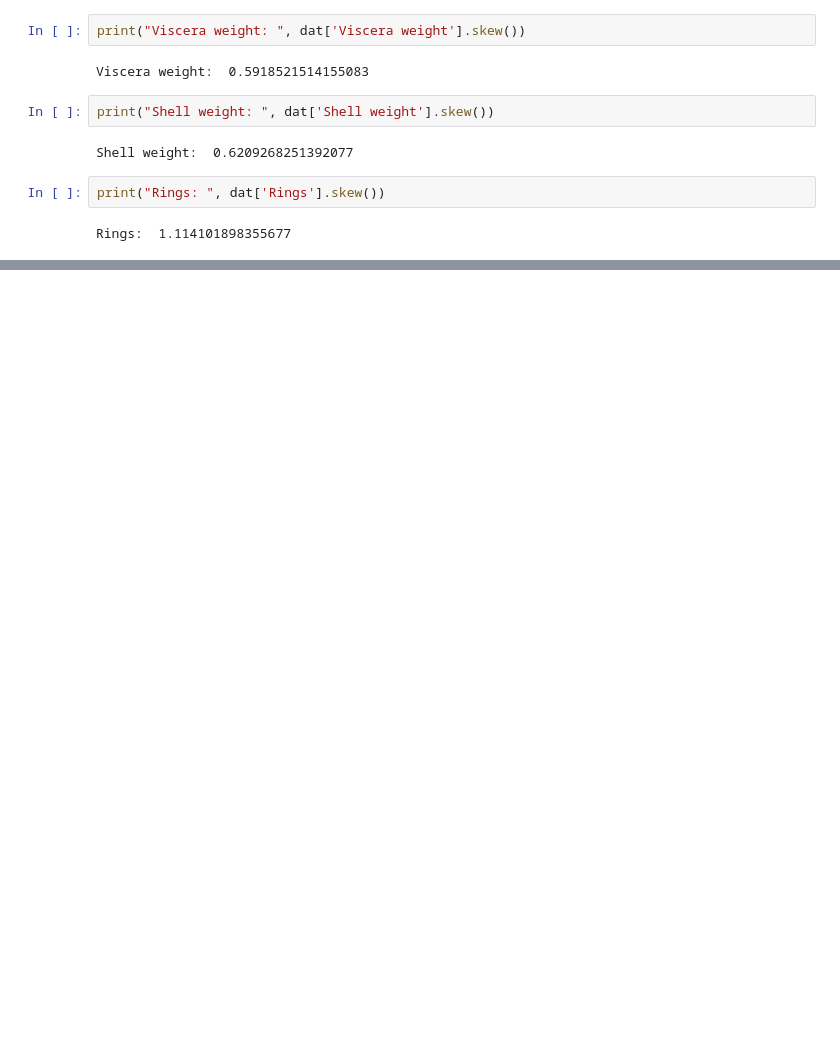
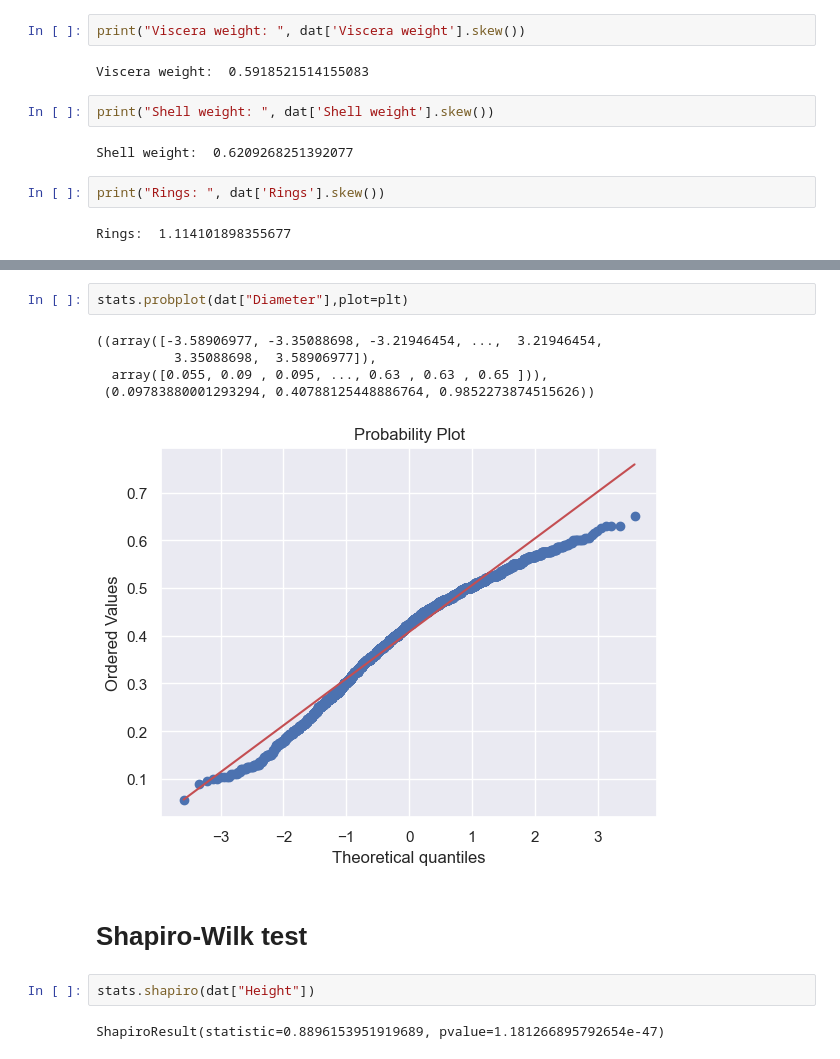
Before and after one commit to TeemaHover/Abalone, a Jupyter notebook: Abalone.ipynb, the cells around one changed output, grey strips where cells are left out. Saved outputs shown, nothing was run; the diff lists cells and outputs as text; blank space fills up the shorter version.

```diff
--- a/Abalone.ipynb
+++ b/Abalone.ipynb
@@ -364,0 +394,14 @@ Rings:  1.114101898355677
+# %%
+stats.probplot(dat["Diameter"],plot=plt)
+# %% [output]
+((array([-3.58906977, -3.35088698, -3.21946454, ...,  3.21946454,
+          3.35088698,  3.58906977]),
+  array([0.055, 0.09 , 0.095, ..., 0.63 , 0.63 , 0.65 ])),
+ (0.09783880001293294, 0.40788125448886764, 0.9852273874515626))
+[figure, added]
+# %% [markdown]
+# Shapiro-Wilk test
+# %%
+stats.shapiro(dat["Height"])
+# %% [output]
+ShapiroResult(statistic=0.8896153951919689, pvalue=1.181266895792654e-47)
```
Also changed, not shown: parts of 14 cells of this notebook.
